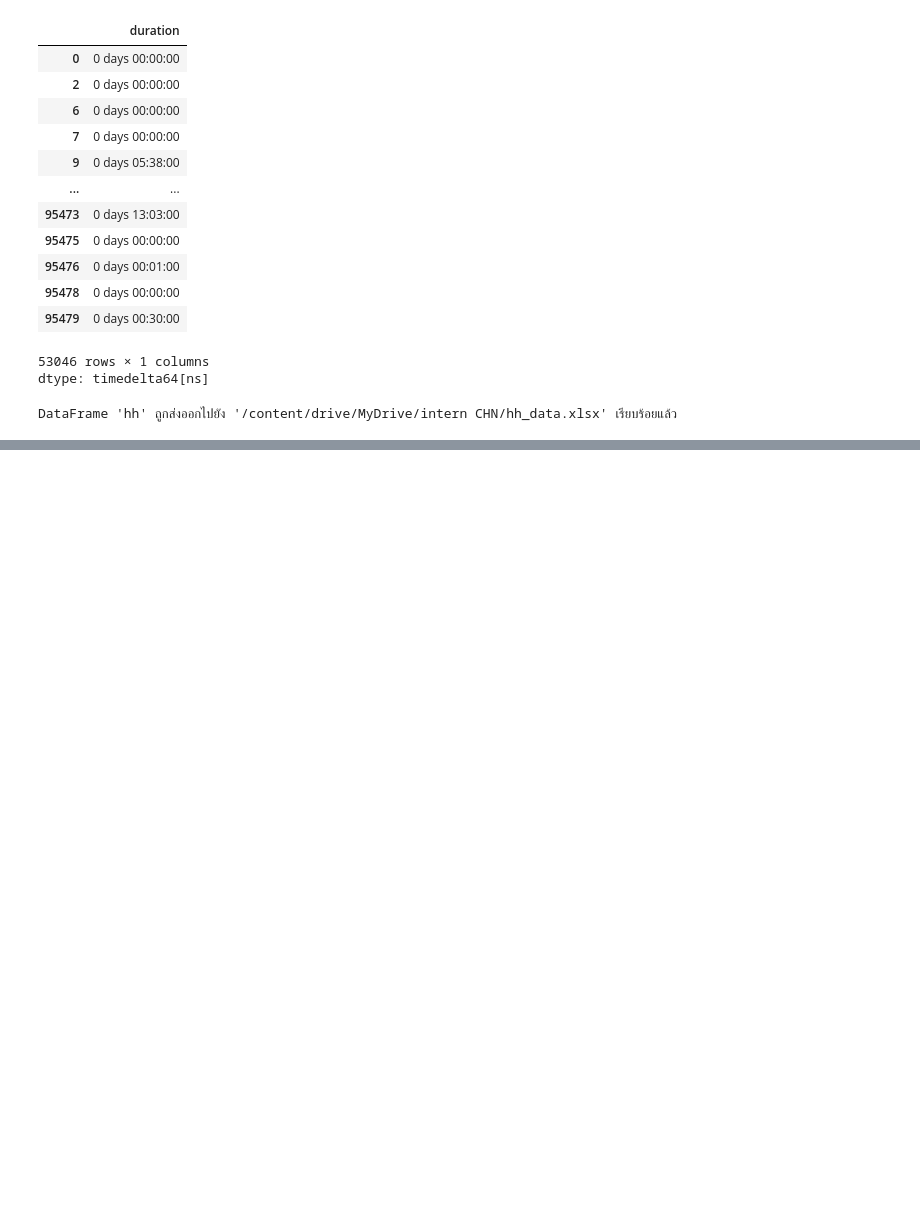
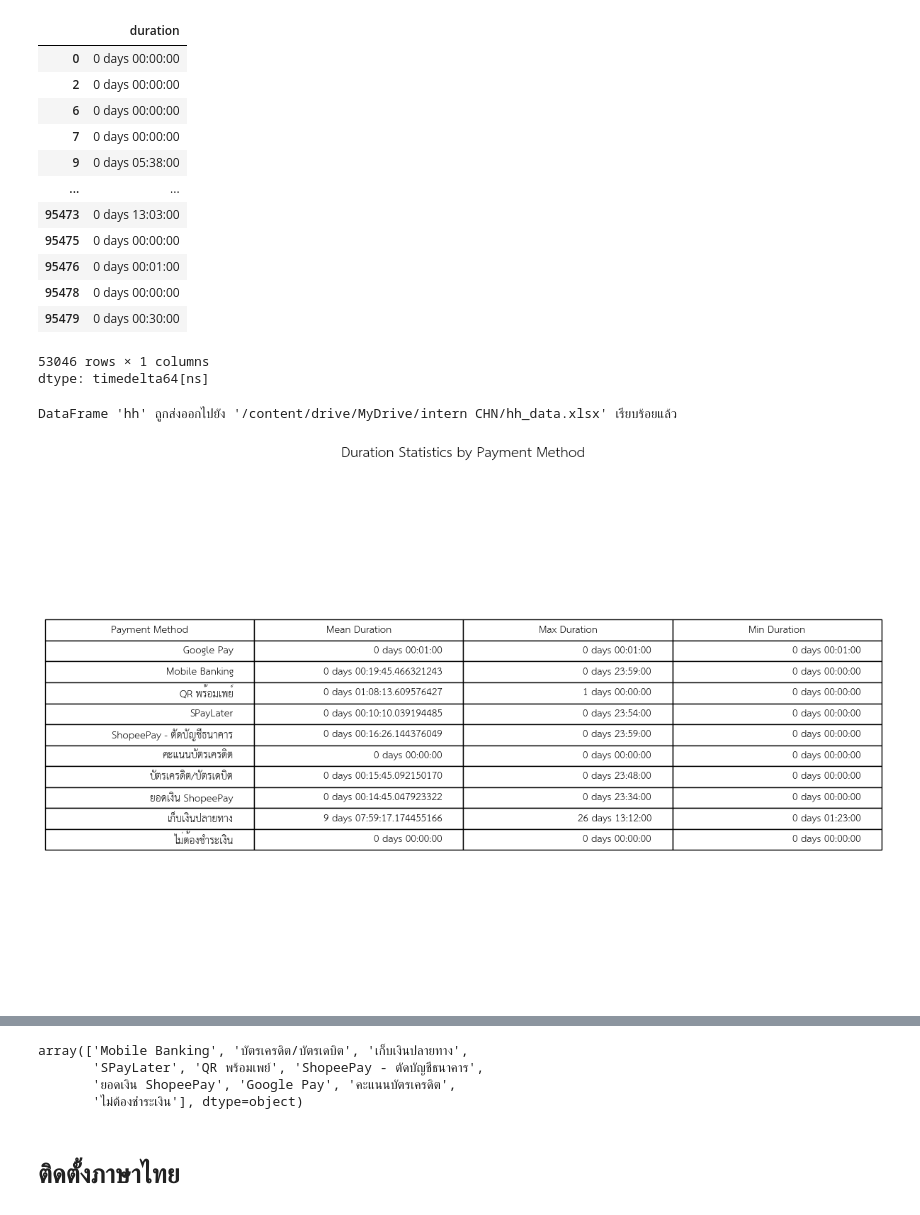
Before and after one commit to bugsotim/INTERNSHIP_CN_2026, a Jupyter notebook: shopee.ipynb, the cells around one changed output, grey strips where cells are left out. Cells and saved outputs as stored; diff of their text form; code cells hidden in the pictures; blank space fills up the shorter version.

```diff
--- a/shopee.ipynb
+++ b/shopee.ipynb
@@ -2479,7 +2509,7 @@ import seaborn as sns
 # =========================================
 # COPY DATA FROM merged_df
 # =========================================
-df = merged_df.copy()
+df = merged_df1.copy()
 
 # =========================================
 # CLEANING & DATATYPE
@@ -3217,3 +3270,58 @@ hh.to_excel(output_path_hh, index=False)
 print(f"DataFrame 'hh' ถูกส่งออกไปยัง '{output_path_hh}' เรียบร้อยแล้ว")
 # %% [output]
 DataFrame 'hh' ถูกส่งออกไปยัง '/content/drive/MyDrive/intern CHN/hh_data.xlsx' เรียบร้อยแล้ว
+# %%
+import matplotlib.pyplot as plt
+import pandas as pd
+
+# Ensure unique_orders is correctly defined from the merged_df1
+unique_orders1 = merged_df1.drop_duplicates(subset=['หมายเลขคำสั่งซื้อ']).copy()
+
+# Ensure 'วันที่ทำการสั่งซื้อ' and 'เวลาการชำระสินค้า' are datetime objects
+unique_orders['วันที่ทำการสั่งซื้อ'] = pd.to_datetime(unique_orders['วันที่ทำการสั่งซื้อ'], errors='coerce')
+unique_orders['เวลาการชำระสินค้า'] = pd.to_datetime(unique_orders['เวลาการชำระสินค้า'], errors='coerce')
+unique_orders['เวลาที่ทำการสั่งซื้อสำเร็จ'] = pd.to_datetime(unique_orders['เวลาที่ทำการสั่งซื้อสำเร็จ'], errors='coerce')
+
+# Recalculate duration based on payment method logic
+cod_mask = unique_orders['ช่องทางการชำระเงิน'] == 'เก็บเงินปลายทาง'
+unique_orders.loc[cod_mask, 'duration'] = unique_orders.loc[cod_mask, 'เวลาที่ทำการสั่งซื้อสำเร็จ'] - unique_orders.loc[cod_mask, 'วันที่ทำการสั่งซื้อ']
+
+other_mask = unique_orders['ช่องทางการชำระเงิน'] != 'เก็บเงินปลายทาง'
+unique_orders.loc[other_mask, 'duration'] = unique_orders.loc[other_mask, 'เวลาการชำระสินค้า'] - unique_orders.loc[other_mask, 'วันที่ทำการสั่งซื้อ']
+
+# Calculate summary statistics
+summary = (
+    unique_orders.groupby('ช่องทางการชำระเงิน')['duration']
+    .agg(['mean', 'max', 'min'])
+    .reset_index()
+)
+
+# Convert timedelta to string format for display (e.g., 'HH:MM:SS')
+for col in ['mean', 'max', 'min']:
+    summary[col] = summary[col].astype(str)
+
+summary.columns = ['Payment Method', 'Mean Duration', 'Max Duration', 'Min Duration']
+
+# Create the table using Matplotlib
+fig, ax = plt.subplots(figsize=(12, 8))
+ax.axis('off')
+
+table = ax.table(
+    cellText=summary.values,
+    colLabels=summary.columns,
+    loc='center'
+)
+
+table.auto_set_font_size(False)
+table.set_fontsize(10)
+table.scale(1.2, 1.5)
+
+ax.set_title('Duration Statistics by Payment Method', fontsize=14, pad=20)
+
+plt.tight_layout()
+plt.show()
+
+print("Summary of Duration by Payment Method:")
+print(summary.to_string())
+# %% [output]
+[figure, added]
@@ -3219,0 +3340,9 @@ DataFrame 'hh' ถูกส่งออกไปยัง '/content/drive/MyDriv
+# %%
+unique_orders['ช่องทางการชำระเงิน'].unique()
+# %% [output]
+array(['Mobile Banking', 'บัตรเครดิต/บัตรเดบิต', 'เก็บเงินปลายทาง',
+       'SPayLater', 'QR พร้อมเพย์', 'ShopeePay - ตัดบัญชีธนาคาร',
+       'ยอดเงิน ShopeePay', 'Google Pay', 'คะแนนบัตรเครดิต',
+       'ไม่ต้องชำระเงิน'], dtype=object)
+# %% [markdown]
+# ติดตั้งภาษาไทย
```
Also changed, not shown: parts of 30 cells of this notebook.
